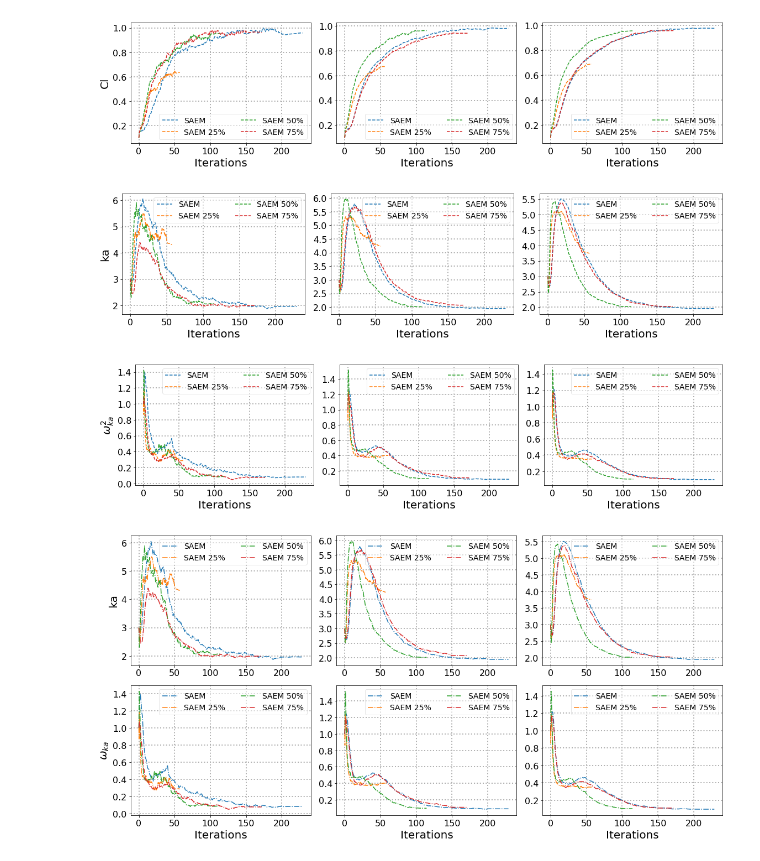
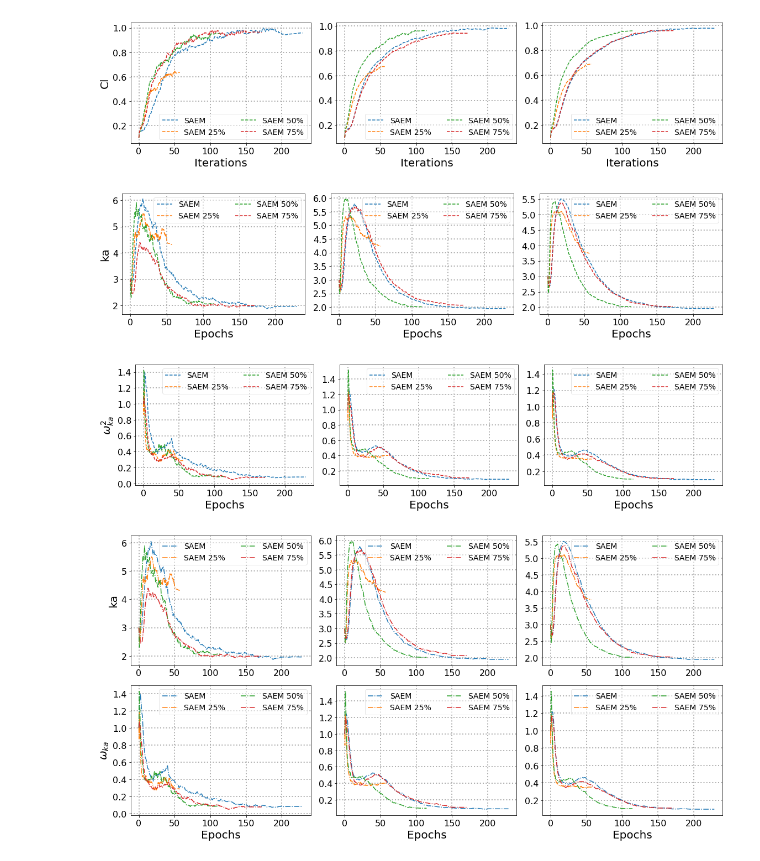
Before and after one commit to BelhalK/AccelerationTrainingAlgorithms, a Jupyter notebook: ISAEM/pk-pd/notebooks/isaem-pk.ipynb, the cells around one changed output. Cells and saved outputs as stored; diff of their text form; code cells hidden in the pictures.

```diff
--- a/ISAEM/pk-pd/notebooks/isaem-pk.ipynb
+++ b/ISAEM/pk-pd/notebooks/isaem-pk.ipynb
@@ -131,7 +131,7 @@ plt.plot(xaxisrun50, isaemrun50_1chain, label='SAEM 50%', linestyle='--')
 plt.plot(xaxisrun75, isaemrun75_1chain, label='SAEM 75%', linestyle='--')
 leg = plt.legend(fontsize=14,fancybox=True, loc=0,ncol=2)
 leg.get_frame().set_alpha(0.5)
-plt.xlabel('Iterations', fontsize=20)
+plt.xlabel('Epochs', fontsize=20)
 plt.ylabel('ka', fontsize=20)
 plt.xticks(fontsize=16)
 plt.yticks(fontsize=16)
@@ -139,36 +139,36 @@ plt.grid(linestyle='dotted',linewidth=2)
 
 ax = plt.subplot(1, 3, 2)
 #ax.set_yscale('log')
 #ax.set_xscale('log')
 plt.plot(xaxisrun, saemrun_10chain, label='SAEM', linestyle='--')
 plt.plot(xaxisrun25, isaemrun25_10chain, label='SAEM 25%', linestyle='--')
 plt.plot(xaxisrun50, isaemrun50_10chain, label='SAEM 50%', linestyle='--')
 plt.plot(xaxisrun75, isaemrun75_10chain, label='SAEM 75%', linestyle='--')
 leg = plt.legend(fontsize=14,fancybox=True, loc=0,ncol=2)
 leg.get_frame().set_alpha(0.5)
-plt.xlabel('Iterations', fontsize=20)
+plt.xlabel('Epochs', fontsize=20)
 plt.xticks(fontsize=16)
 plt.yticks(fontsize=16)
 plt.grid(linestyle='dotted',linewidth=2)
 
 ax = plt.subplot(1, 3, 3)
 #ax.set_yscale('log')
 #ax.set_xscale('log')
 plt.plot(xaxisrun, saemrun_20chain, label='SAEM', linestyle='--')
 plt.plot(xaxisrun25, isaemrun25_20chain, label='SAEM 25%', linestyle='--')
 plt.plot(xaxisrun50, isaemrun50_20chain, label='SAEM 50%', linestyle='--')
 plt.plot(xaxisrun75, isaemrun75_20chain, label='SAEM 75%', linestyle='--')
 leg = plt.legend(fontsize=14,fancybox=True, loc=0,ncol=2)
 leg.get_frame().set_alpha(0.5)
-plt.xlabel('Iterations', fontsize=20)
+plt.xlabel('Epochs', fontsize=20)
 plt.xticks(fontsize=16)
 plt.yticks(fontsize=16)
 plt.grid(linestyle='dotted',linewidth=2)
 
 fig.tight_layout()
 plt.show()
 # %% [output]
-[figure, old version]
+[figure, new version]
 # %%
 fig.savefig("pk_isaem_ka.png",bbox_inches = 'tight')
 # %%
@@ -204,7 +204,7 @@ plt.plot(xaxisrun50, isaemrun50_1chain, label='SAEM 50%', linestyle='--')
 plt.plot(xaxisrun75, isaemrun75_1chain, label='SAEM 75%', linestyle='--')
 leg = plt.legend(fontsize=14,fancybox=True, loc=0,ncol=2)
 leg.get_frame().set_alpha(0.5)
-plt.xlabel('Iterations', fontsize=20)
+plt.xlabel('Epochs', fontsize=20)
 plt.ylabel(r'$\omega_{ka}^2$', fontsize=20)
 plt.xticks(fontsize=16)
 plt.yticks(fontsize=16)
@@ -219,7 +219,7 @@ plt.plot(xaxisrun50, isaemrun50_10chain, label='SAEM 50%', linestyle='--')
 plt.plot(xaxisrun75, isaemrun75_10chain, label='SAEM 75%', linestyle='--')
 leg = plt.legend(fontsize=14,fancybox=True, loc=0,ncol=2)
 leg.get_frame().set_alpha(0.5)
-plt.xlabel('Iterations', fontsize=20)
+plt.xlabel('Epochs', fontsize=20)
 plt.xticks(fontsize=16)
 plt.yticks(fontsize=16)
 plt.grid(linestyle='dotted',linewidth=2)
@@ -233,7 +233,7 @@ plt.plot(xaxisrun50, isaemrun50_20chain, label='SAEM 50%', linestyle='--')
 plt.plot(xaxisrun75, isaemrun75_20chain, label='SAEM 75%', linestyle='--')
 leg = plt.legend(fontsize=14,fancybox=True, loc=0,ncol=2)
 leg.get_frame().set_alpha(0.5)
-plt.xlabel('Iterations', fontsize=20)
+plt.xlabel('Epochs', fontsize=20)
 plt.xticks(fontsize=16)
 plt.yticks(fontsize=16)
 plt.grid(linestyle='dotted',linewidth=2)
@@ -241,7 +241,7 @@ plt.grid(linestyle='dotted',linewidth=2)
 fig.tight_layout()
 plt.show()
 # %% [output]
-[figure, old version]
+[figure, new version]
 # %%
 fig.savefig("pk_isaem_omegaka.png",bbox_inches = 'tight')
 # %%
@@ -339,7 +339,7 @@ plt.plot(xaxisrun50, isaemrun50_1chain, label='SAEM 50%', linestyle=linestyle)
 plt.plot(xaxisrun75, isaemrun75_1chain, label='SAEM 75%', linestyle=linestyle)
 leg = plt.legend(fontsize=14,fancybox=True, loc=0,ncol=2)
 leg.get_frame().set_alpha(0.5)
-plt.xlabel('Iterations', fontsize=20)
+plt.xlabel('Epochs', fontsize=20)
 plt.ylabel(r'$\omega_{ka}$', fontsize=20)
 plt.xticks(fontsize=16)
 plt.yticks(fontsize=16)
@@ -354,7 +354,7 @@ plt.plot(xaxisrun50, isaemrun50_10chain, label='SAEM 50%', linestyle=linestyle)
 plt.plot(xaxisrun75, isaemrun75_10chain, label='SAEM 75%', linestyle=linestyle)
 leg = plt.legend(fontsize=14,fancybox=True, loc=0,ncol=2)
 leg.get_frame().set_alpha(0.5)
-plt.xlabel('Iterations', fontsize=20)
+plt.xlabel('Epochs', fontsize=20)
 plt.xticks(fontsize=16)
 plt.yticks(fontsize=16)
 plt.grid(linestyle='dotted',linewidth=2)
@@ -368,7 +368,7 @@ plt.plot(xaxisrun50, isaemrun50_20chain, label='SAEM 50%', linestyle=linestyle)
 plt.plot(xaxisrun75, isaemrun75_20chain, label='SAEM 75%', linestyle=linestyle)
 leg = plt.legend(fontsize=14,fancybox=True, loc=0,ncol=2)
 leg.get_frame().set_alpha(0.5)
-plt.xlabel('Iterations', fontsize=20)
+plt.xlabel('Epochs', fontsize=20)
 plt.xticks(fontsize=16)
 plt.yticks(fontsize=16)
 plt.grid(linestyle='dotted',linewidth=2)
@@ -376,6 +376,6 @@ plt.grid(linestyle='dotted',linewidth=2)
 fig.tight_layout()
 plt.show()
 # %% [output]
-[figure, old version]
+[figure, new version]
 # %%
 fig.savefig("pk_isaem_ka_omega.png",bbox_inches = 'tight')
```
Also changed, not shown: 4 other files.
